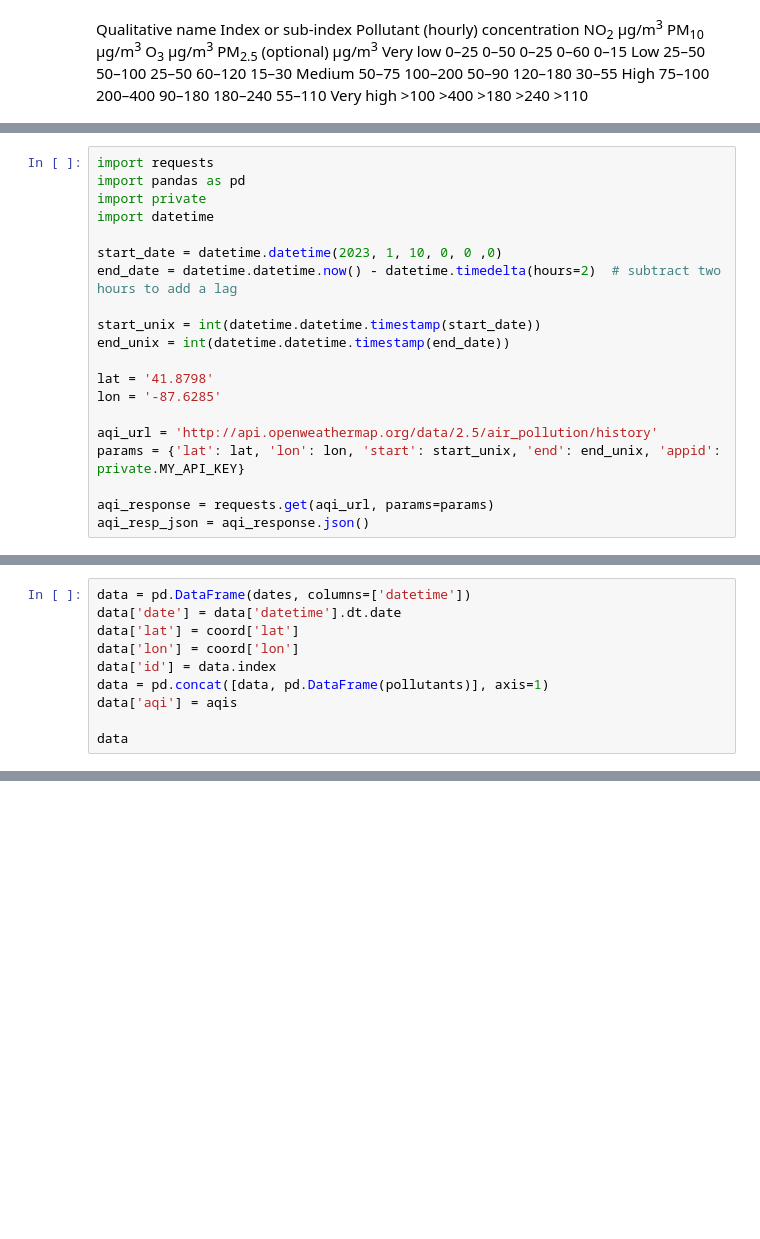
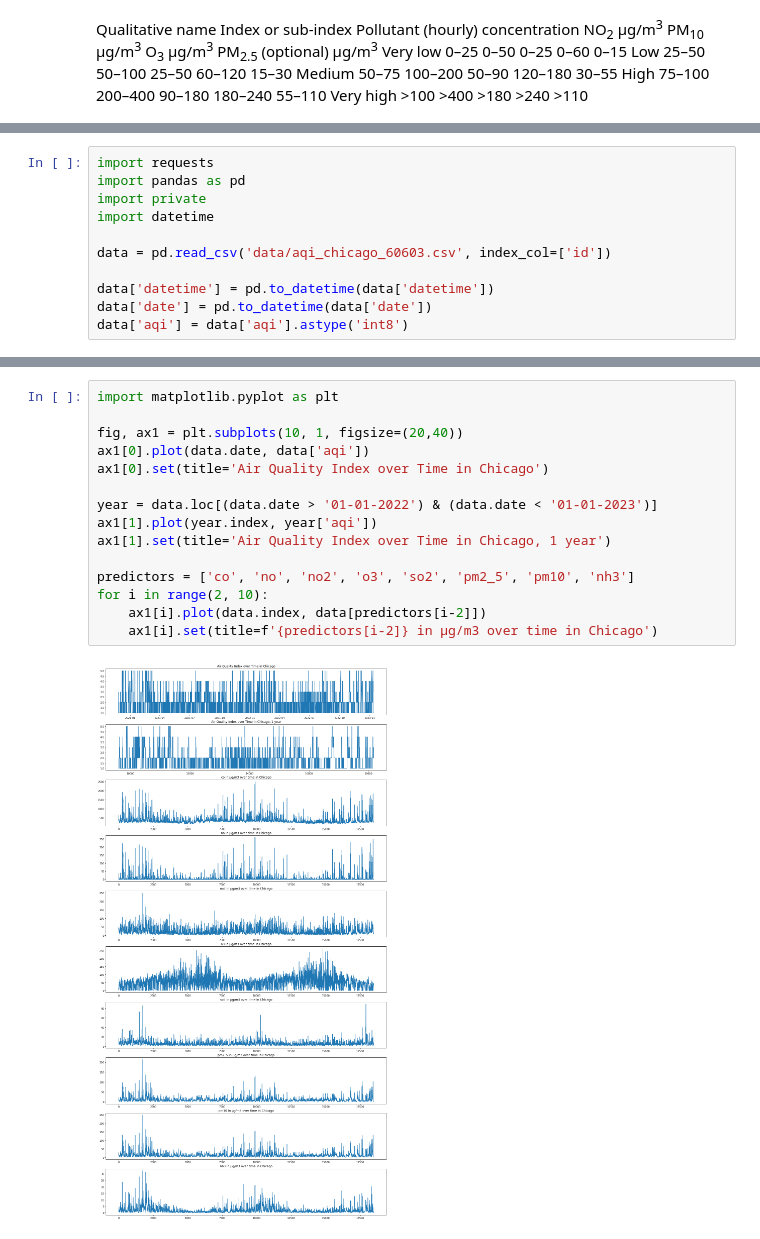
Before and after one commit to achi113s/AQIPrediction, a Jupyter notebook: planning.ipynb, the cells around one changed output, grey strips where cells are left out. Saved outputs shown, nothing was run; the diff lists cells and outputs as text; blank space fills up the shorter version.

Commit message:
doing a little bit of data exploration

```diff
--- a/planning.ipynb
+++ b/planning.ipynb
@@ -97,17 +103,8 @@ import pandas as pd
 import private
 import datetime
 
-start_date = datetime.datetime(2023, 1, 10, 0, 0 ,0)
-end_date = datetime.datetime.now() - datetime.timedelta(hours=2)  # subtract two hours to add a lag
+data = pd.read_csv('data/aqi_chicago_60603.csv', index_col=['id'])
 
-start_unix = int(datetime.datetime.timestamp(start_date))
-end_unix = int(datetime.datetime.timestamp(end_date))
-
-lat = '41.8798'
-lon = '-87.6285'
-
-aqi_url = 'http://api.openweathermap.org/data/2.5/air_pollution/history'
-params = {'lat': lat, 'lon': lon, 'start': start_unix, 'end': end_unix, 'appid': private.MY_API_KEY}
-
-aqi_response = requests.get(aqi_url, params=params)
-aqi_resp_json = aqi_response.json()
+data['datetime'] = pd.to_datetime(data['datetime'])
+data['date'] = pd.to_datetime(data['date'])
+data['aqi'] = data['aqi'].astype('int8')
@@ -122,10 +110,0 @@ pollutants = [x['components'] for x in aqi_resp_json['list']]
-# %%
-data = pd.DataFrame(dates, columns=['datetime'])
-data['date'] = data['datetime'].dt.date
-data['lat'] = coord['lat']
-data['lon'] = coord['lon']
-data['id'] = data.index
-data = pd.concat([data, pd.DataFrame(pollutants)], axis=1)
-data['aqi'] = aqis
-
-data
@@ -149,0 +178,17 @@ data
+# %%
+import matplotlib.pyplot as plt
+
+fig, ax1 = plt.subplots(10, 1, figsize=(20,40))
+ax1[0].plot(data.date, data['aqi'])
+ax1[0].set(title='Air Quality Index over Time in Chicago')
+
+year = data.loc[(data.date > '01-01-2022') & (data.date < '01-01-2023')]
+ax1[1].plot(year.index, year['aqi'])
+ax1[1].set(title='Air Quality Index over Time in Chicago, 1 year')
+
+predictors = ['co', 'no', 'no2', 'o3', 'so2', 'pm2_5', 'pm10', 'nh3']
+for i in range(2, 10):
+    ax1[i].plot(data.index, data[predictors[i-2]])
+    ax1[i].set(title=f'{predictors[i-2]} in μg/m3 over time in Chicago')
+# %% [output]
+[figure, added]
```
Also changed, not shown: parts of 10 cells of this notebook.
